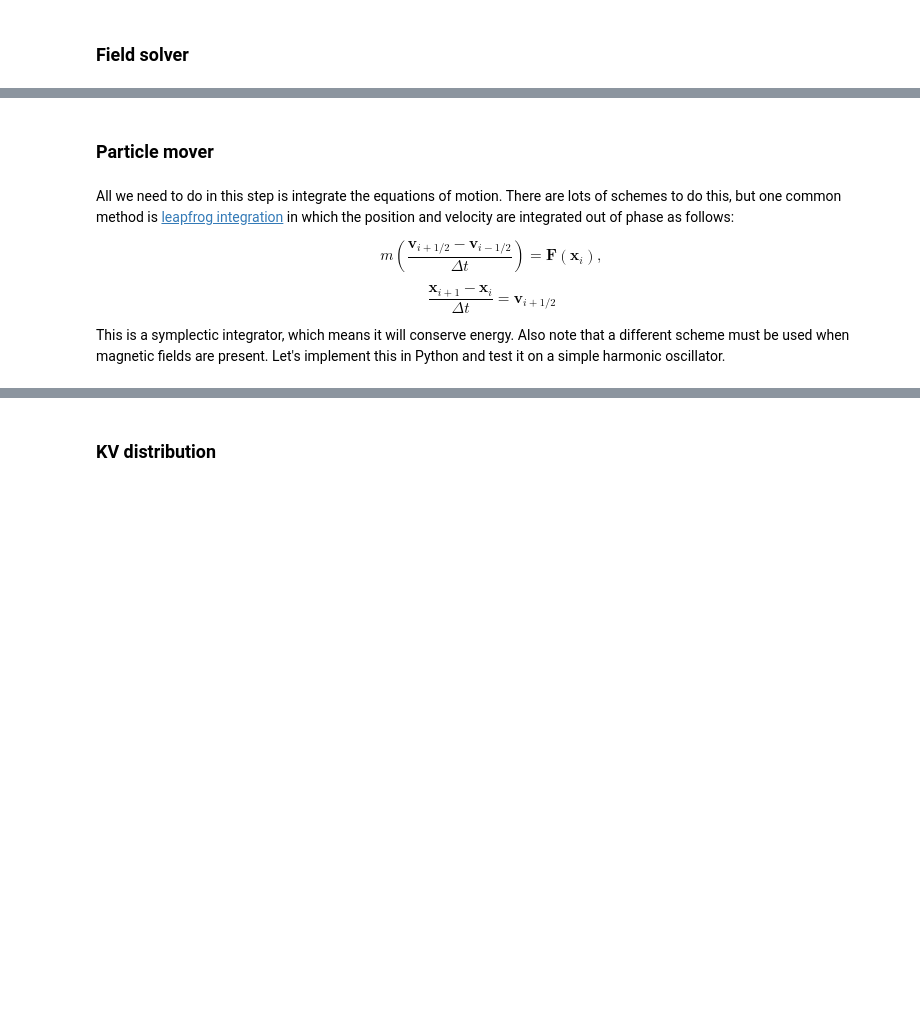
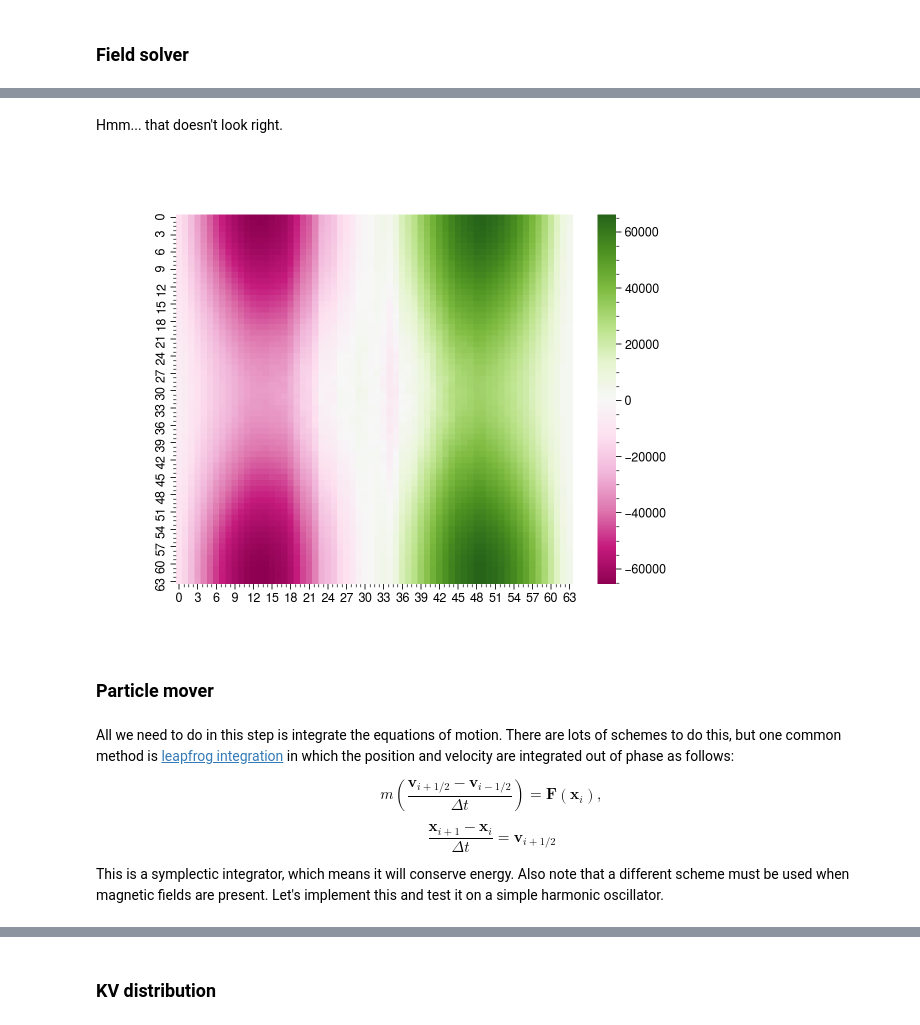
Before and after one commit to austin-hoover/blog_old, a Jupyter notebook: _notebooks/2021-02-15-PIC.ipynb, the cells around one changed output, grey strips where cells are left out. Cells and saved outputs as stored; diff of their text form; code cells hidden in the pictures; blank space fills up the shorter version.

Commit message:
Start to implement Poisson solver

```diff
--- a/_notebooks/2021-02-15-PIC.ipynb
+++ b/_notebooks/2021-02-15-PIC.ipynb
@@ -352,0 +395,28 @@ So, how to implement this? We should first note that we know the Green's functio
+# %%
+G = grid.zeros()
+phi = grid.zeros()
+eps0 = 8.8542e-12
+k = 1 / (4 * np.pi * eps0)
+
+for i in range(grid.Nx):
+    for j in range(grid.Ny):
+        if i == 0 and j == 0:
+            G[i, j] = 1.
+        else:
+            x = i * grid.dx
+            y = j * grid.dy
+            r = np.sqrt(x**2 + y**2)
+            G[i, j] = k / r
+
+for i in trange(grid.Nx):
+    for j in range(grid.Ny):
+        for l in range(grid.Nx):
+            for m in range(grid.Ny):
+                if not (l == i and m == j):
+#                     x = (i - l) * grid.dx
+#                     y = (j - m) * grid.dy
+                    x = grid.x[i] - grid.x[l]
+                    y = grid.y[j] - grid.y[m]
+                    r = np.sqrt(x**2 + y**2)
+                    G = -k * np.log(r)
+                    phi[i, j] += G * rho[l, m]
@@ -353,3 +476,15 @@ So, how to implement this? We should first note that we know the Green's functio
+# %%
+solver = PoissonSolver(grid)
+solver.get_potential(rho)
+phi = solver.phi[:grid.Nx, :grid.Ny]
+sns.heatmap(phi.T, cmap='Blues_r');
+# %% [markdown]
+Hmm... that doesn't look right.
+# %%
+Ex, Ey = grid.compute_gradient(phi)
+sns.heatmap(Ex.T, cmap='PiYG');
+# %% [output]
+[figure, added]
 # %% [markdown]
 ### Particle mover
 # %% [markdown]
@@ -359,4 +494,4 @@ $$ m\left(\frac{\mathbf{v}_{i+1/2} - \mathbf{v}_{i-1/2}}{\Delta t}\right) = \mat
 
 $$ \frac{\mathbf{x}_{i+1} - \mathbf{x}_i}{\Delta t} = \mathbf{v}_{i+1/2}$$
 
-This is a symplectic integrator, which means it will conserve energy. Also note that a different scheme must be used when magnetic fields are present. Let's implement this in Python and test it on a simple harmonic oscillator.
+This is a symplectic integrator, which means it will conserve energy. Also note that a different scheme must be used when magnetic fields are present. Let's implement this and test it on a simple harmonic oscillator.
```
Also changed, not shown: parts of 23 cells of this notebook.
